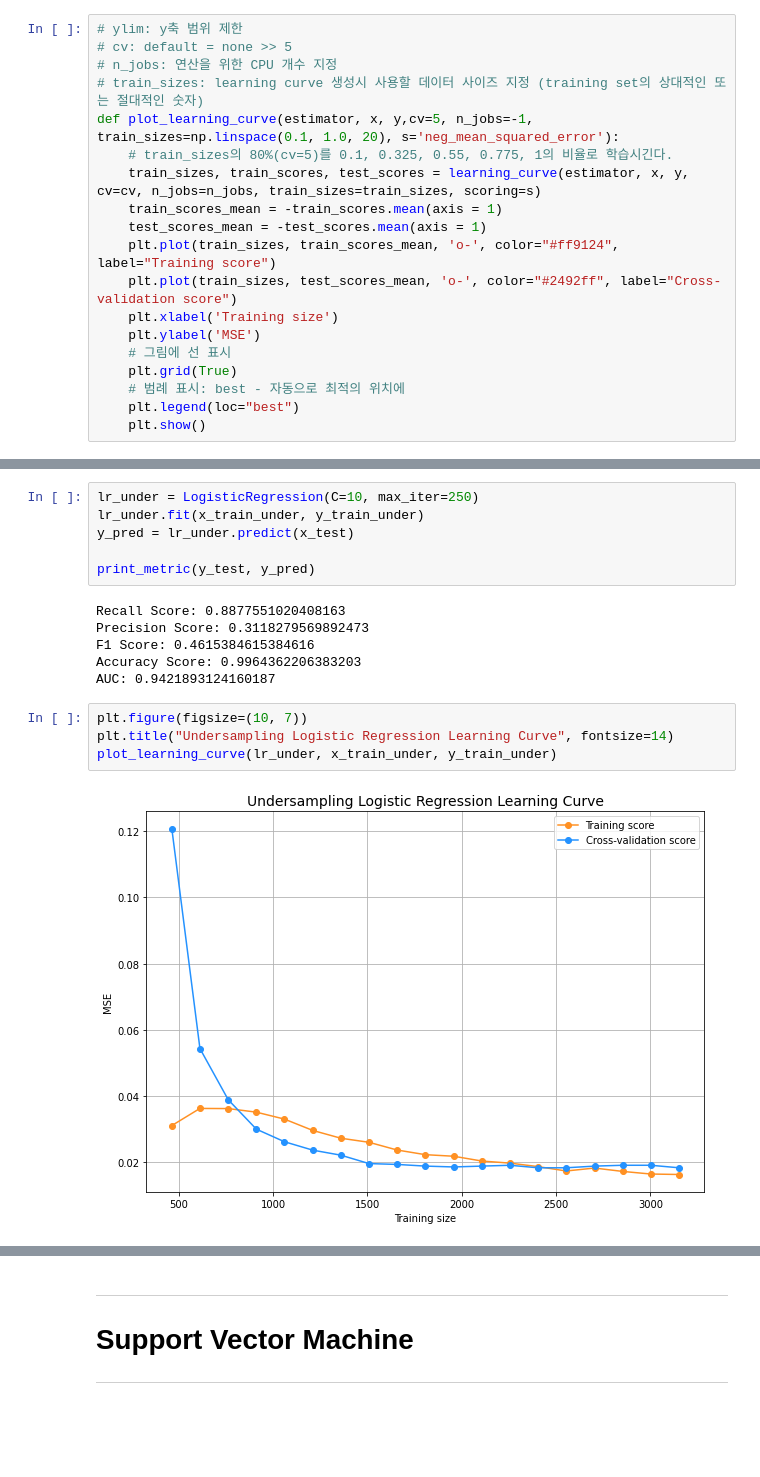
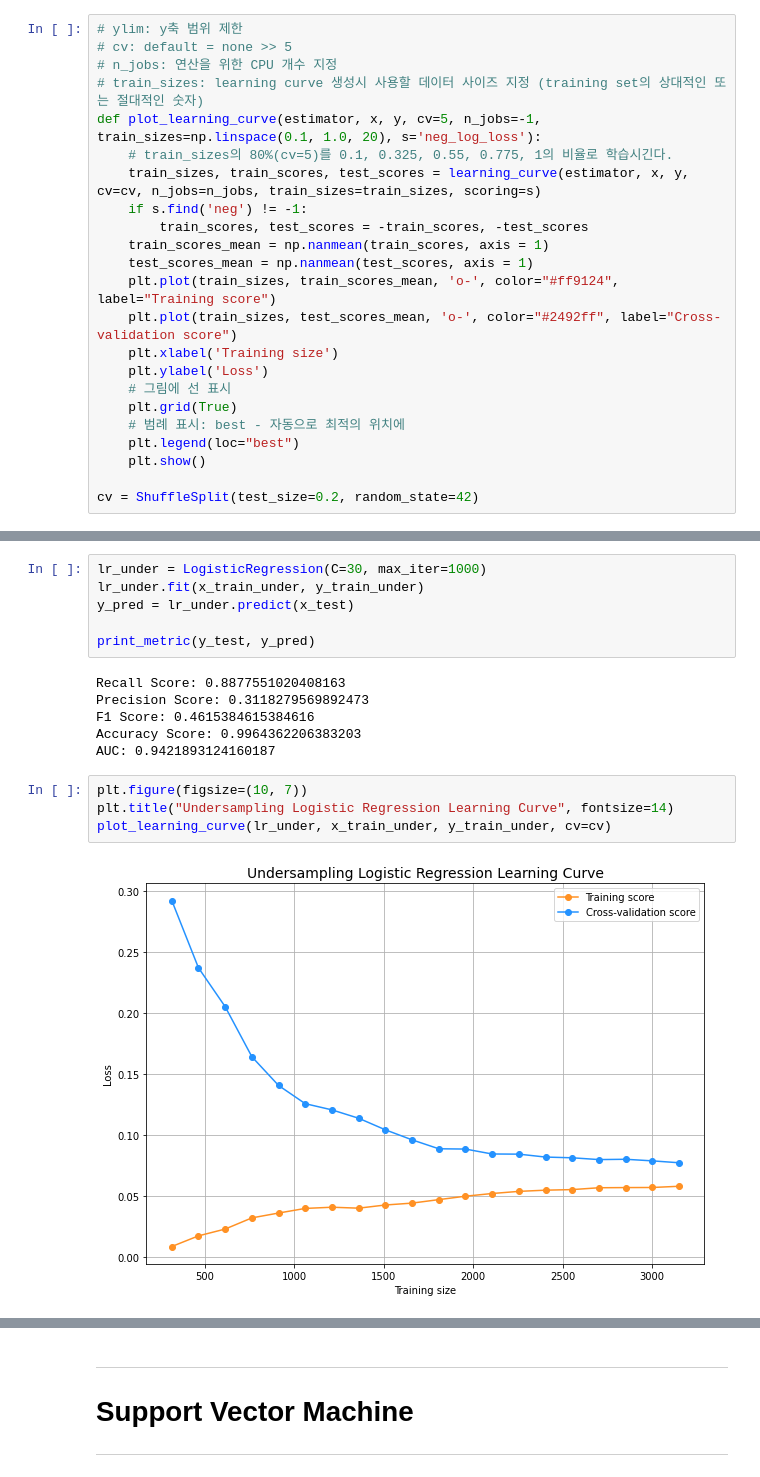
Before and after one commit to sungchan1/goingSaboho, a Jupyter notebook: Creditcard_Fraud_final.ipynb, the cells around one changed output, grey strips where cells are left out. Cells and saved outputs as stored; diff of their text form; blank space fills up the shorter version.

```diff
--- a/Creditcard_Fraud_final.ipynb
+++ b/Creditcard_Fraud_final.ipynb
@@ -259,20 +260,24 @@ def print_metric(y_test, y_pred):
 # cv: default = none >> 5
 # n_jobs: 연산을 위한 CPU 개수 지정
 # train_sizes: learning curve 생성시 사용할 데이터 사이즈 지정 (training set의 상대적인 또는 절대적인 숫자)
-def plot_learning_curve(estimator, x, y,cv=5, n_jobs=-1, train_sizes=np.linspace(0.1, 1.0, 20), s='neg_mean_squared_error'):
+def plot_learning_curve(estimator, x, y, cv=5, n_jobs=-1, train_sizes=np.linspace(0.1, 1.0, 20), s='neg_log_loss'):
     # train_sizes의 80%(cv=5)를 0.1, 0.325, 0.55, 0.775, 1의 비율로 학습시긴다.
     train_sizes, train_scores, test_scores = learning_curve(estimator, x, y, cv=cv, n_jobs=n_jobs, train_sizes=train_sizes, scoring=s)
-    train_scores_mean = -train_scores.mean(axis = 1)
-    test_scores_mean = -test_scores.mean(axis = 1)
+    if s.find('neg') != -1:
+        train_scores, test_scores = -train_scores, -test_scores
+    train_scores_mean = np.nanmean(train_scores, axis = 1)
+    test_scores_mean = np.nanmean(test_scores, axis = 1)
     plt.plot(train_sizes, train_scores_mean, 'o-', color="#ff9124", label="Training score")
     plt.plot(train_sizes, test_scores_mean, 'o-', color="#2492ff", label="Cross-validation score")
     plt.xlabel('Training size')
-    plt.ylabel('MSE')
+    plt.ylabel('Loss')
     # 그림에 선 표시
     plt.grid(True)
     # 범례 표시: best - 자동으로 최적의 위치에
     plt.legend(loc="best")
     plt.show()
+
+cv = ShuffleSplit(test_size=0.2, random_state=42)
 # %% [markdown]
 
 
@@ -336,7 +329,7 @@ plot_learning_curve(knc_over, x_train_over, y_train_over)
 
 ---
 # %%
-lr_under = LogisticRegression(C=10, max_iter=250)
+lr_under = LogisticRegression(C=30, max_iter=1000)
 lr_under.fit(x_train_under, y_train_under)
 y_pred = lr_under.predict(x_test)
 
@@ -350,7 +343,7 @@ AUC: 0.9421893124160187
 # %%
 plt.figure(figsize=(10, 7))
 plt.title("Undersampling Logistic Regression Learning Curve", fontsize=14)
-plot_learning_curve(lr_under, x_train_under, y_train_under)
+plot_learning_curve(lr_under, x_train_under, y_train_under, cv=cv)
 # %% [output]
-[figure, old version]
+[figure, new version]
 # %%
```
Also changed, not shown: parts of 5 cells of this notebook.
